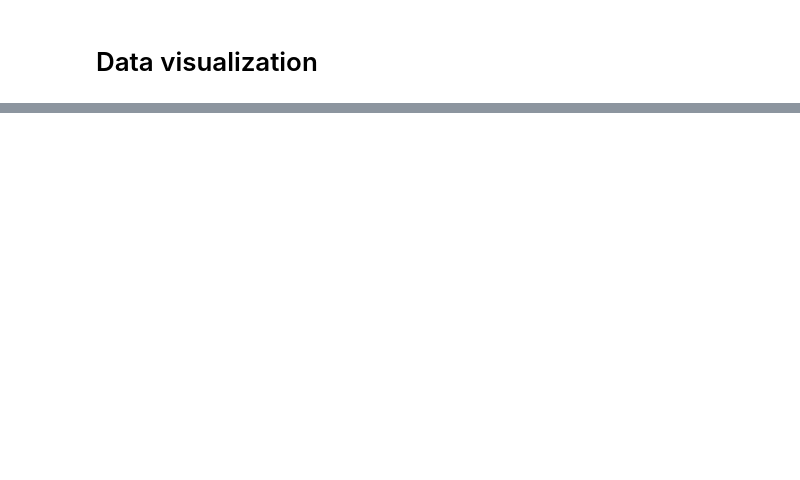
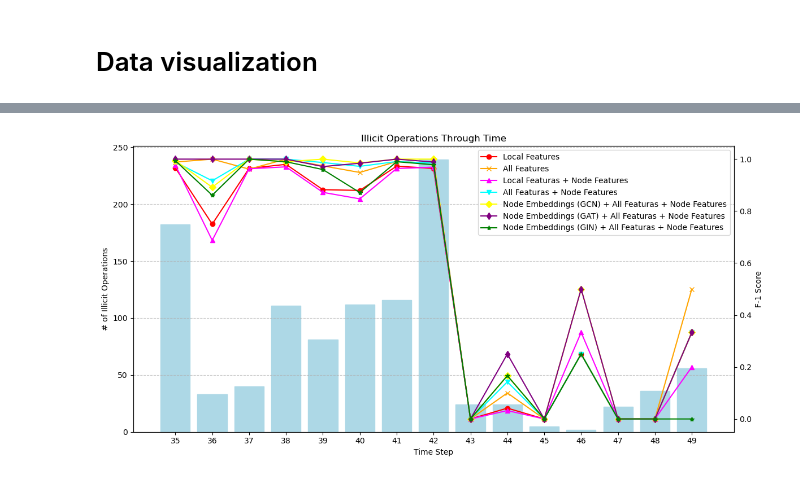
Before and after one commit to Roger987/Graph-Fraud-Detection, a Jupyter notebook: src/fraud_detection-supervised.ipynb, the cells around one changed output, grey strips where cells are left out. Drawn from its saved outputs; the diff is of its cells as text; code cells hidden in the pictures; blank space fills up the shorter version.

```diff
--- a/src/fraud_detection-supervised.ipynb
+++ b/src/fraud_detection-supervised.ipynb
@@ -753,6 +844,7 @@ precision_by_time_ne_af = []
 precision_by_time_ne_af_nf = []
 precision_by_time_gat_af = []
 precision_by_time_gat_af_nf = []
+precision_by_time_gin_af_nf = []
 
 time_steps = sorted(df[df['time_step'] >= 35]['time_step'].unique())
 
@@ -767,6 +859,7 @@ for step in time_steps:
     y_pred_step_ne_af_nf = y_pred_ne_af_nf[X_test['time_step'] == step]
     y_pred_step_gat_af = y_pred_gat_af[X_test['time_step'] == step]
     y_pred_step_gat_af_nf = y_pred_gat_af_nf[X_test['time_step'] == step]
+    y_pred_step_gin_af_nf = y_pred_gin_af_nf[X_test['time_step'] == step]
 
 
     if len(y_true) > 0:
@@ -778,6 +871,7 @@ for step in time_steps:
         precision_ne_af_nf = precision_score(y_true, y_pred_step_ne_af_nf, pos_label='1', zero_division=0)
         precision_gat_af = precision_score(y_true, y_pred_step_gat_af, pos_label='1', zero_division=0)
         precision_gat_af_nf = precision_score(y_true, y_pred_step_gat_af_nf, pos_label='1', zero_division=0)
+        precision_gin_af_nf = precision_score(y_true, y_pred_step_gin_af_nf, pos_label='1', zero_division=0)
 
         precision_by_time_lf.append(precision_lf)
         precision_by_time_af.append(precision_af)
@@ -787,6 +881,7 @@ for step in time_steps:
         precision_by_time_ne_af_nf.append(precision_ne_af_nf)
         precision_by_time_gat_af.append(precision_gat_af_nf)
         precision_by_time_gat_af_nf.append(precision_gat_af_nf)
+        precision_by_time_gin_af_nf.append(precision_gin_af_nf)
     else:
         precision_by_time_lf.append(0)
         precision_by_time_af.append(0)
@@ -796,41 +891,49 @@ for step in time_steps:
         precision_by_time_ne_af_nf.append(0)
         precision_by_time_gat_af.append(0)
         precision_by_time_gat_af_nf.append(0)
+        precision_by_time_gin_af_nf.append(0)
 
 fig, ax1 = plt.subplots(figsize=(12, 6))
 
 illicit_data = df[(df['label'] == '1') & (df['time_step'] >= 35)]
 
 grouped_illicit = illicit_data.groupby('time_step').size()
 
 plt.title('Illicit Operations Through Time')
 
 ax1.set_xlabel('Time Step')
 ax1.set_ylabel('# of Illicit Operations')
-ax1.set_xticks(range(len(grouped_illicit)), grouped_illicit.index, rotation=0)
+
+ax1.set_xticks(grouped_illicit.index)
+ax1.set_xticklabels(grouped_illicit.index, rotation=0)
+
 ax1.bar(time_steps, grouped_illicit, width=0.8, edgecolor='lightblue', color='lightblue')
 ax1.grid(axis='y', linestyle='--', alpha=0.7)
 
 ax2 = ax1.twinx()
 
 ax2.set_ylabel('F-1 Score')
 line_lf, = ax2.plot(time_steps, precision_by_time_lf, color='red', marker='o')
 line_af, = ax2.plot(time_steps, precision_by_time_af, color='orange', marker='x', label='All Features')
 line_lf_nf, = ax2.plot(time_steps, precision_by_time_lf_nf, color='magenta', marker='^', label='Local Featuras + Node Features')
 line_af_nf, = ax2.plot(time_steps, precision_by_time_af_nf, color='cyan', marker='v', label='All Featuras + Node Features')
-line_ne_af, = ax2.plot(time_steps, precision_by_time_ne_af, color='blue', marker='.', label='Node Embeddings (GCN) + All Featuras')
+#line_ne_af, = ax2.plot(time_steps, precision_by_time_ne_af, color='blue', marker='.', label='Node Embeddings (GCN) + All Featuras')
 line_ne_af_nf, = ax2.plot(time_steps, precision_by_time_ne_af_nf, color='yellow', marker='D', label='Node Embeddings (GCN) + All Featuras + Node Features')
-line_gat_af, = ax2.plot(time_steps, precision_by_time_gat_af, color='green', marker='*', label='Node Embeddings (GAT) + All Featuras')
+#line_gat_af, = ax2.plot(time_steps, precision_by_time_gat_af, color='green', marker='*', label='Node Embeddings (GAT) + All Featuras')
 line_gat_af_nf, = ax2.plot(time_steps, precision_by_time_gat_af_nf, color='purple', marker='d', label='Node Embeddings (GAT) + All Featuras + Node Features')
+line_gin_af_nf, = ax2.plot(time_steps, precision_by_time_gin_af_nf, color='green', marker='*', label='Node Embeddings (GIN) + All Featuras + Node Features')
 
-ax2.legend([line_lf, line_af, line_lf_nf, line_af_nf, line_ne_af, line_ne_af_nf, line_gat_af, line_gat_af_nf], ['Local Features',
+ax2.legend([line_lf, line_af, line_lf_nf, line_af_nf, line_ne_af_nf, line_gat_af_nf, line_gin_af_nf], ['Local Features',
                                                                        'All Features',
                                                                        'Local Featuras + Node Features',
                                                                        'All Featuras + Node Features',
-                                                                       'Node Embeddings + All Featuras',
-                                                                       'Node Embeddings + All Featuras + Node Features',
-                                                                       'Node Embeddings (GAT) + All Featuras',
-                                                                       'Node Embeddings (GAT) + All Featuras + Node Features'], loc='upper right')
+                                                                       'Node Embeddings (GCN) + All Featuras + Node Features',
+                                                                       'Node Embeddings (GAT) + All Featuras + Node Features',
+                                                                       'Node Embeddings (GIN) + All Featuras + Node Features'], loc='upper right')
 
 plt.tight_layout()
+
+plt.savefig('time_f1.png', format='png', dpi=300)
 plt.show()
+# %% [output]
+[figure, added]
```
Also changed, not shown: parts of 14 cells of this notebook, 6 other files.
